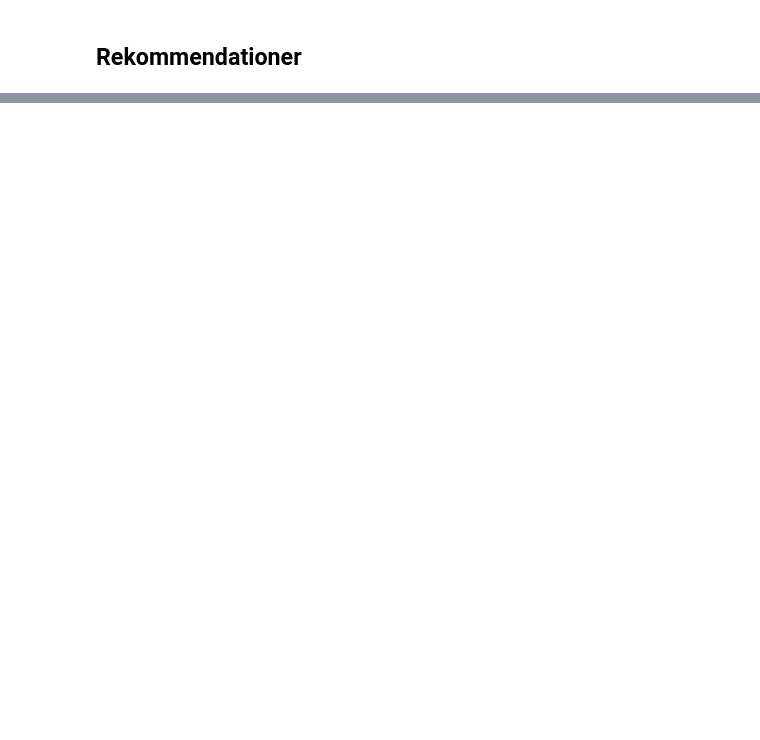
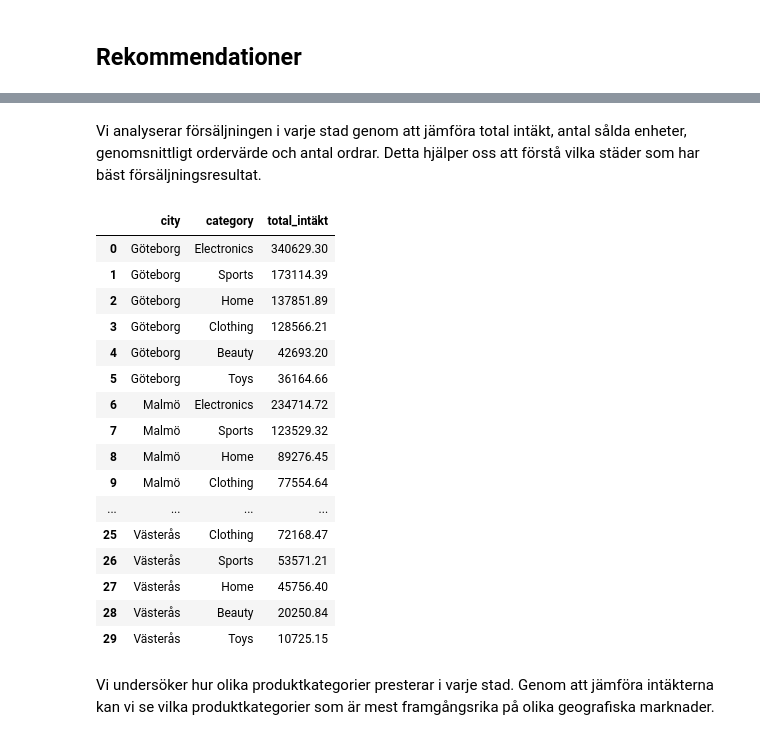
Before and after one commit to idaebeling/ecommerce-team2, a Jupyter notebook: reports/report.ipynb, the cells around one changed output, grey strips where cells are left out. Drawn from its saved outputs; the diff is of its cells as text; code cells hidden in the pictures; blank space fills up the shorter version.

```diff
--- a/reports/report.ipynb
+++ b/reports/report.ipynb
@@ -282,0 +341,35 @@ Den högsta dagsintäkten var den 26 februari 2024, med cirka 45 538 kr. Det
+# %% [markdown]
+Vi analyserar försäljningen i varje stad genom att jämföra total intäkt, antal sålda enheter, genomsnittligt ordervärde och antal ordrar. Detta hjälper oss att förstå vilka städer som har bäst försäljningsresultat.
+# %%
+stad_och_kategori = df.groupby(
+    ["city", "category"]
+).agg(
+    total_intäkt=("revenue", "sum")
+).reset_index()
+
+stad_och_kategori = stad_och_kategori.sort_values(
+    by=["city", "total_intäkt"],
+    ascending=[True, False]
+).reset_index(drop=True)
+
+display(stad_och_kategori)
+# %% [output]
+|  | city | category | total_intäkt |
+| 0 | Göteborg | Electronics | 340629.30 |
+| 1 | Göteborg | Sports | 173114.39 |
+| 2 | Göteborg | Home | 137851.89 |
+| 3 | Göteborg | Clothing | 128566.21 |
+| 4 | Göteborg | Beauty | 42693.20 |
+| 5 | Göteborg | Toys | 36164.66 |
+| 6 | Malmö | Electronics | 234714.72 |
+| 7 | Malmö | Sports | 123529.32 |
+| 8 | Malmö | Home | 89276.45 |
+| 9 | Malmö | Clothing | 77554.64 |
+| ... | ... | ... | ... |
+| 25 | Västerås | Clothing | 72168.47 |
+| 26 | Västerås | Sports | 53571.21 |
+| 27 | Västerås | Home | 45756.40 |
+| 28 | Västerås | Beauty | 20250.84 |
+| 29 | Västerås | Toys | 10725.15 |
+# %% [markdown]
+Vi undersöker hur olika produktkategorier presterar i varje stad. Genom att jämföra intäkterna kan vi se vilka produktkategorier som är mest framgångsrika på olika geografiska marknader.
```
Also changed, not shown: parts of 8 cells of this notebook.
